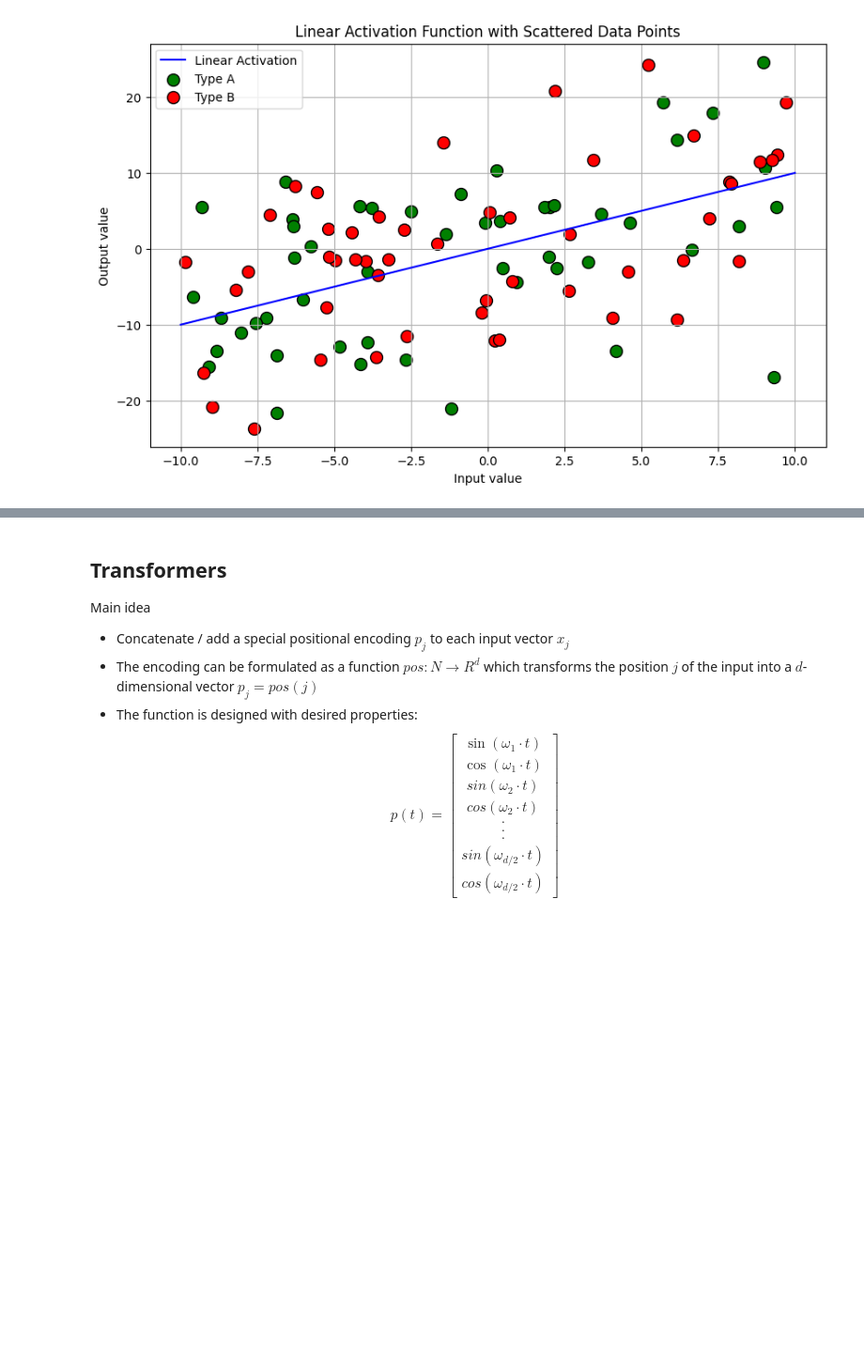
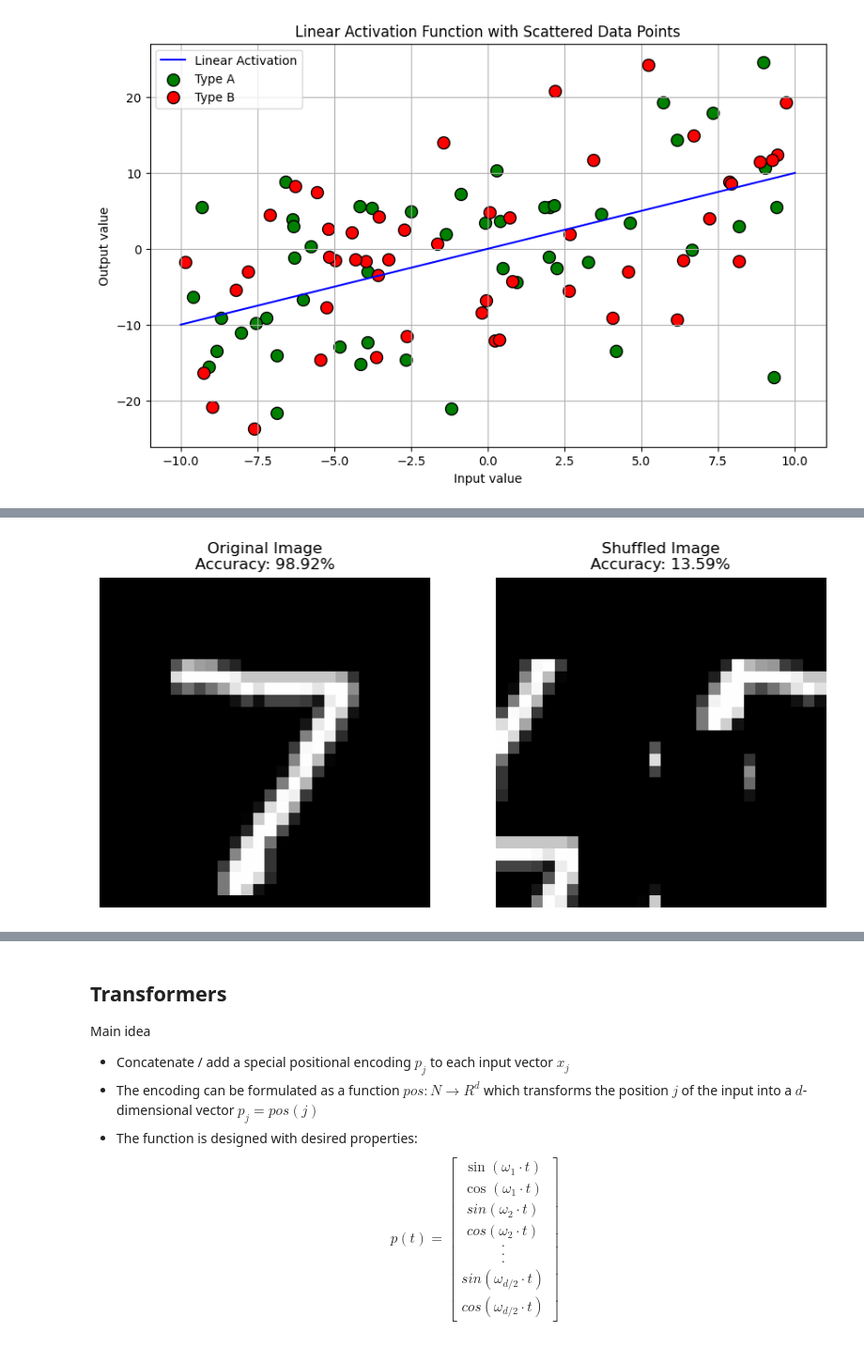
Before and after one commit to lenigovi/ComputerVisionSkills, a Jupyter notebook: 5_DeepLearningforVision.ipynb, the cells around one changed output, grey strips where cells are left out. Shown at 94% size. Drawn from its saved outputs; the diff is of its cells as text; code cells hidden in the pictures; blank space fills up the shorter version.

```diff
--- a/5_DeepLearningforVision.ipynb
+++ b/5_DeepLearningforVision.ipynb
@@ -140,0 +197,90 @@ linear_activation_sample()
+# %%
+import numpy as np
+import tensorflow as tf
+from tensorflow.keras.datasets import mnist
+from tensorflow.keras.models import Sequential
+from tensorflow.keras.layers import Conv2D, MaxPooling2D, Flatten, Dense
+from tensorflow.keras.utils import to_categorical
+from PIL import Image
+import matplotlib.pyplot as plt
+
+# Load and preprocess the MNIST dataset
+(x_train, y_train), (x_test, y_test) = mnist.load_data()
+x_train = x_train.reshape(-1, 28, 28, 1).astype('float32') / 255.0
+x_test = x_test.reshape(-1, 28, 28, 1).astype('float32') / 255.0
+y_train = to_categorical(y_train, 10)
+y_test = to_categorical(y_test, 10)
+
+# Define a simple CNN model
+model = Sequential([
+    Conv2D(32, (3, 3), activation='relu', input_shape=(28, 28, 1)),
+    MaxPooling2D((2, 2)),
+    Conv2D(64, (3, 3), activation='relu'),
+    MaxPooling2D((2, 2)),
+    Flatten(),
+    Dense(128, activation='relu'),
+    Dense(10, activation='softmax')
+])
+
+# Compile and train the model
+model.compile(optimizer='adam', loss='categorical_crossentropy', metrics=['accuracy'])
+model.fit(x_train, y_train, epochs=5, batch_size=128, validation_split=0.1)
+
+# Evaluate the model on the original test set
+original_score = model.evaluate(x_test, y_test, verbose=0)
+print(f'Original Test Accuracy: {original_score[1] * 100:.2f}%')
+
+# Function to shuffle pixels
+def shuffle_pixels(image_array, pixel_size):
+    height, width, channels = image_array.shape
+    shuffled_image_array = np.zeros_like(image_array)
+
+    # Calculate the number of pixels along height and width
+    num_pixels_y = height // pixel_size
+    num_pixels_x = width // pixel_size
+
+    # Create a list of pixel indices
+    pixel_indices = [(i, j) for i in range(num_pixels_y) for j in range(num_pixels_x)]
+
+    # Shuffle the list of pixel indices
+    np.random.shuffle(pixel_indices)
+
+    for new_idx, (orig_y, orig_x) in enumerate(pixel_indices):
+        new_y, new_x = divmod(new_idx, num_pixels_x)
+
+        orig_pixel_y = orig_y * pixel_size
+        orig_pixel_x = orig_x * pixel_size
+
+        new_pixel_y = new_y * pixel_size
+        new_pixel_x = new_x * pixel_size
+
+        shuffled_image_array[new_pixel_y:new_pixel_y + pixel_size, new_pixel_x:new_pixel_x + pixel_size, :] = \
+            image_array[orig_pixel_y:orig_pixel_y + pixel_size, orig_pixel_x:orig_pixel_x + pixel_size, :]
+
+    return shuffled_image_array
+
+# Shuffle the test set
+x_test_shuffled = np.array([shuffle_pixels(x.reshape(28, 28, 1), 7) for x in x_test])
+
+# Evaluate the model on the shuffled test set
+shuffled_score = model.evaluate(x_test_shuffled, y_test, verbose=0)
+print(f'Shuffled Test Accuracy: {shuffled_score[1] * 100:.2f}%')
+
+# Display a sample image and its shuffled version
+sample_idx = 0
+original_image = x_test[sample_idx].reshape(28, 28)
+shuffled_image = x_test_shuffled[sample_idx].reshape(28, 28)
+
+plt.figure(figsize=(10, 5))
+plt.subplot(1, 2, 1)
+plt.title(f'Original Image\nAccuracy: {original_score[1] * 100:.2f}%')
+plt.imshow(original_image, cmap='gray')
+plt.axis('off')
+
+plt.subplot(1, 2, 2)
+plt.title(f'Shuffled Image\nAccuracy: {shuffled_score[1] * 100:.2f}%')
+plt.imshow(shuffled_image, cmap='gray')
+plt.axis('off')
+
+plt.show()
+# %% [output]
@@ -140,0 +301 @@ linear_activation_sample()
+[figure, added]
```
Also changed, not shown: parts of 5 cells of this notebook, 1 other file.
